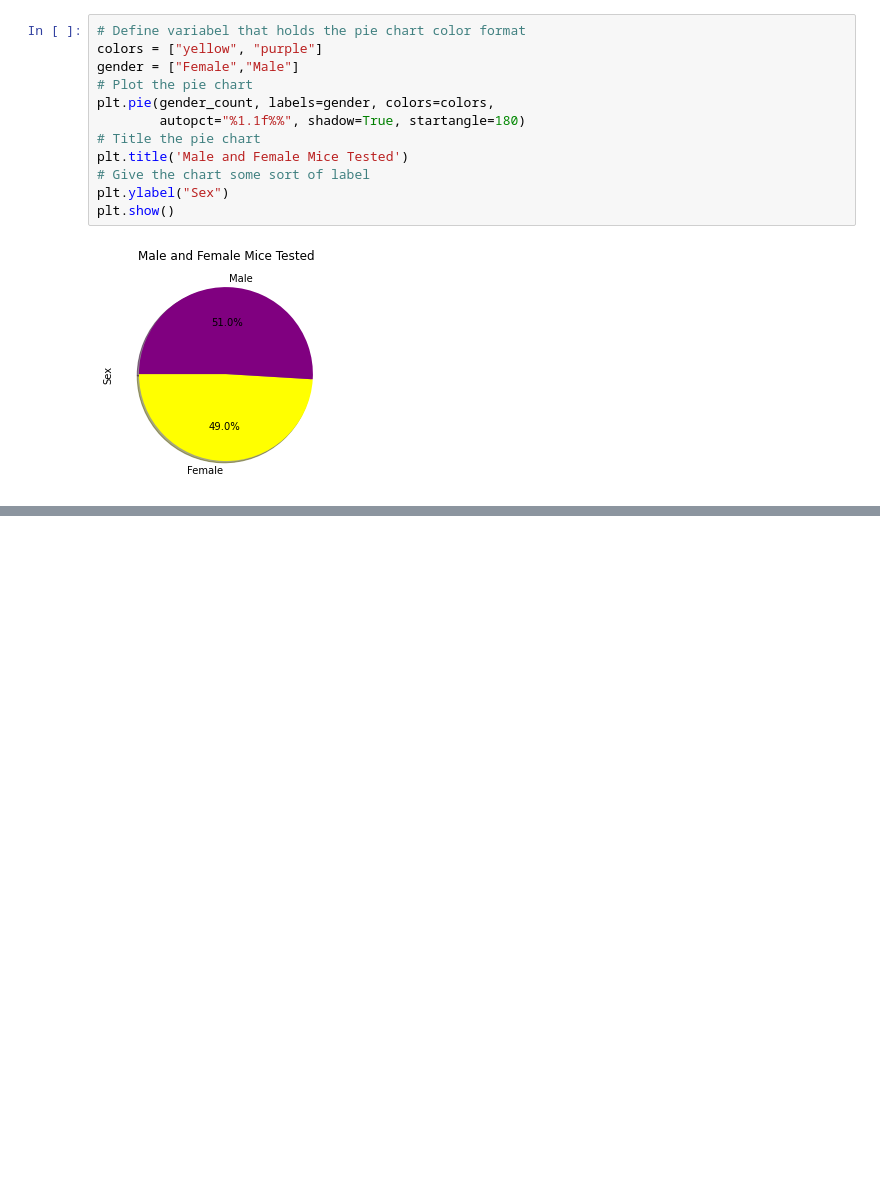
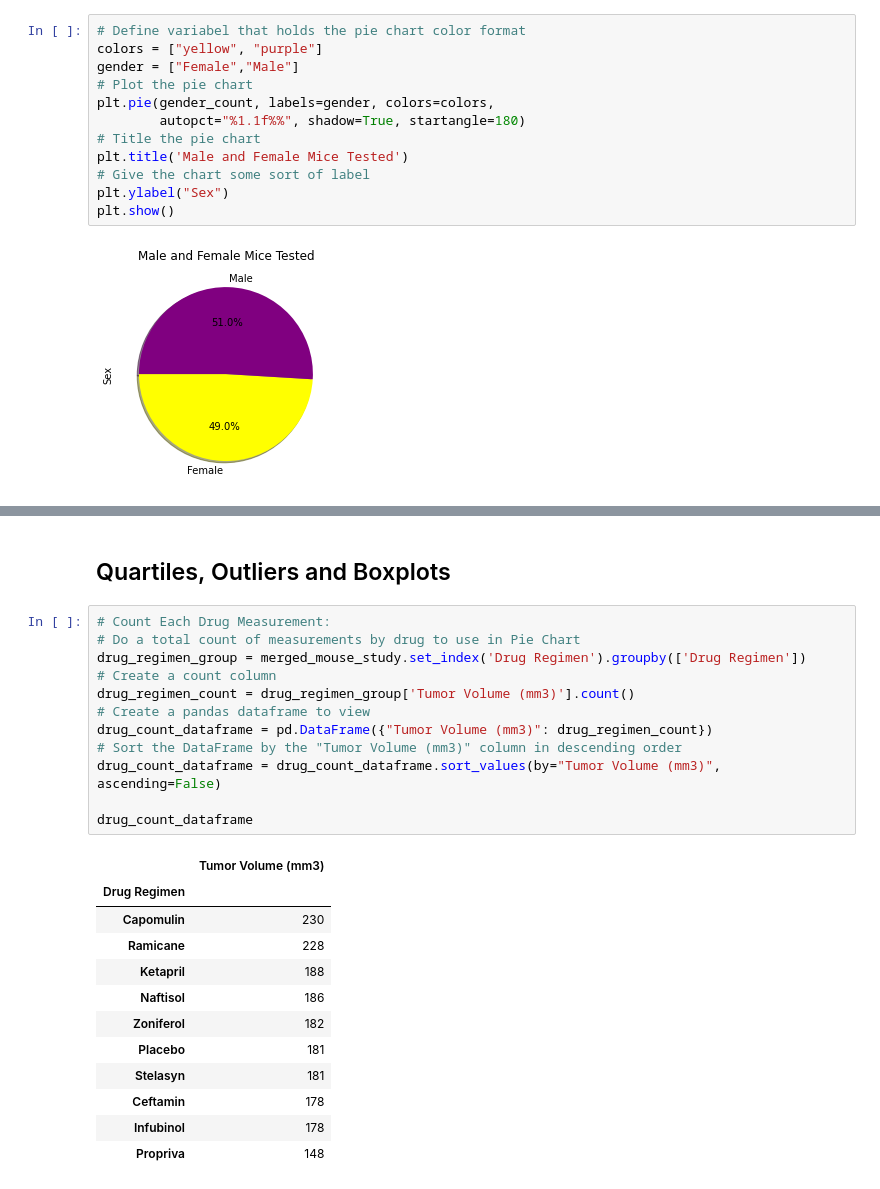
Before and after one commit to mathewqpmiller/Matplotlib-Pymaceuticals_Analysis, a Jupyter notebook: Matplotlib_Pharmaceuticals_Analysis.ipynb, the cells around one changed output, grey strips where cells are left out. Drawn from its saved outputs; the diff is of its cells as text; blank space fills up the shorter version.

```diff
--- a/Matplotlib_Pharmaceuticals_Analysis.ipynb
+++ b/Matplotlib_Pharmaceuticals_Analysis.ipynb
@@ -622,2 +630,29 @@ plt.close()
+# %% [markdown]
+## Quartiles, Outliers and Boxplots
+# %%
+# Count Each Drug Measurement:
+# Do a total count of measurements by drug to use in Pie Chart
+drug_regimen_group = merged_mouse_study.set_index('Drug Regimen').groupby(['Drug Regimen'])
+# Create a count column
+drug_regimen_count = drug_regimen_group['Tumor Volume (mm3)'].count()
+# Create a pandas dataframe to view
+drug_count_dataframe = pd.DataFrame({"Tumor Volume (mm3)": drug_regimen_count})
+# Sort the DataFrame by the "Tumor Volume (mm3)" column in descending order
+drug_count_dataframe = drug_count_dataframe.sort_values(by="Tumor Volume (mm3)", ascending=False)
+
+drug_count_dataframe
+# %% [output]
+|  | Tumor Volume (mm3) |
+| Drug Regimen |  |
+| Capomulin | 230 |
+| Ramicane | 228 |
+| Ketapril | 188 |
+| Naftisol | 186 |
+| Zoniferol | 182 |
+| Placebo | 181 |
+| Stelasyn | 181 |
+| Ceftamin | 178 |
+| Infubinol | 178 |
+| Propriva | 148 |
 # %%
 # Pyplot Pie Chart:
```
Also changed, not shown: parts of 13 cells of this notebook, 5 other files.
